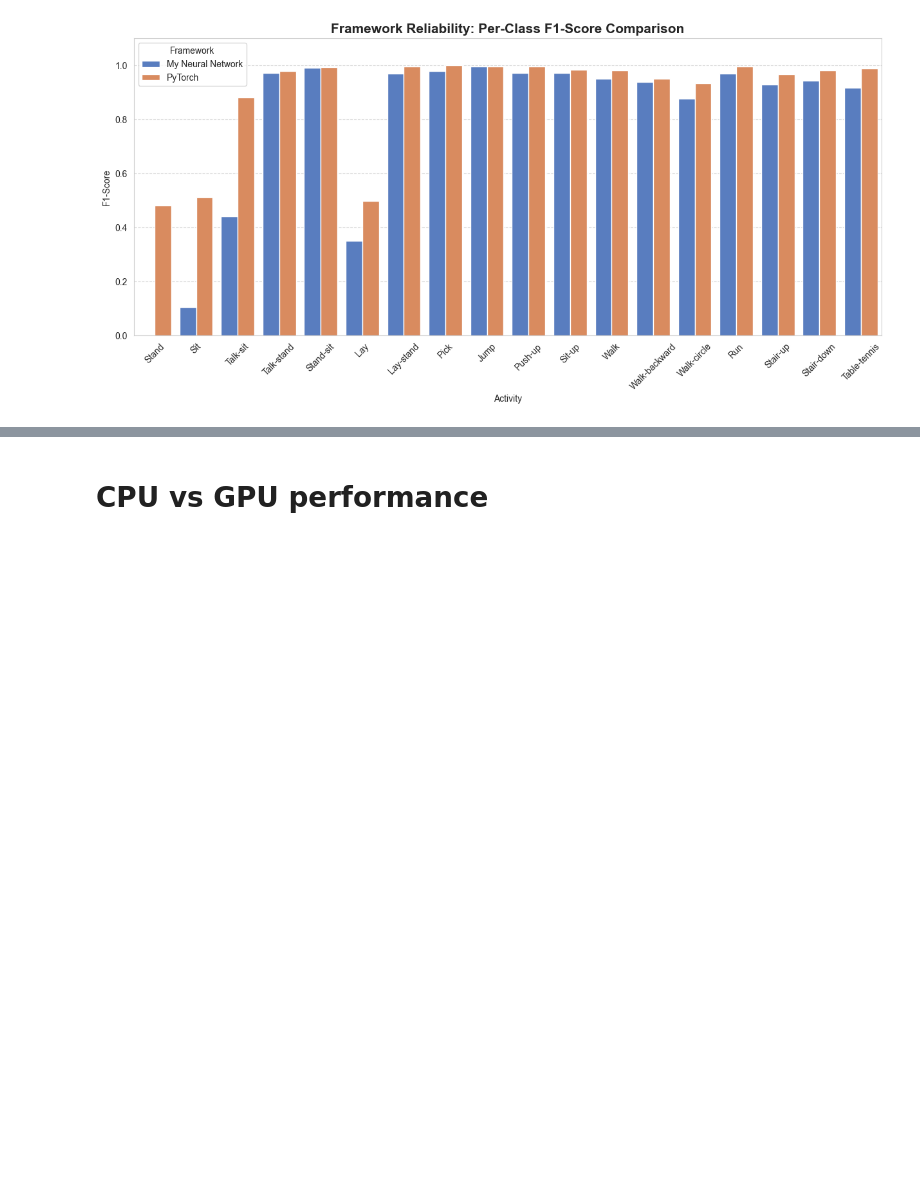
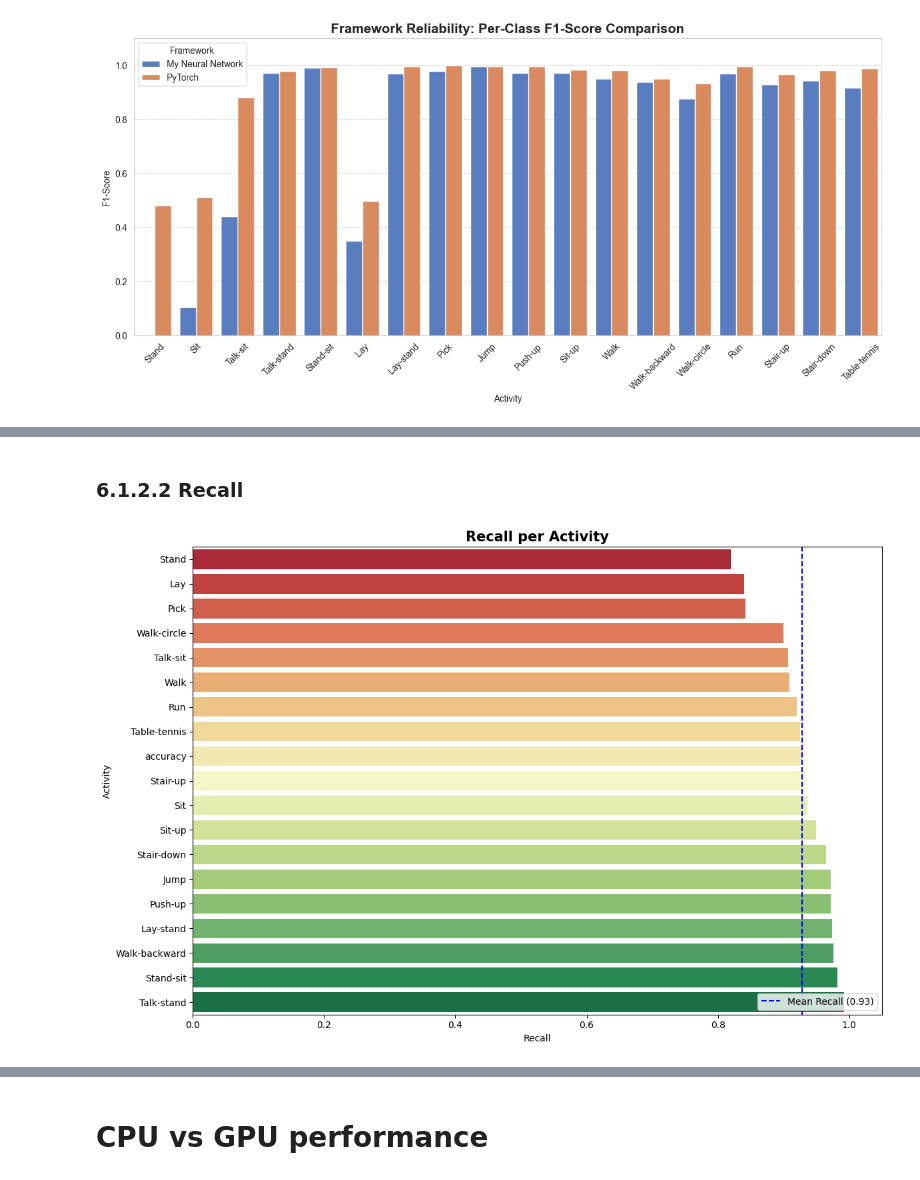
Before and after one commit to Wasloso/isa-s1-mla-project, a Jupyter notebook: neural_network_showcase.ipynb, the cells around one changed output, grey strips where cells are left out. Saved outputs shown, nothing was run; the diff lists cells and outputs as text; code cells hidden in the pictures; blank space fills up the shorter version.

```diff
--- a/neural_network_showcase.ipynb
+++ b/neural_network_showcase.ipynb
@@ -1087,0 +1344,6 @@ plot_per_class_f1(Y_test_raw, my_preds, pt_preds, labels_raw)
+# %% [markdown]
+### 6.1.2.2 Recall
+# %%
+plot_class_performance(class_df_patch, metric="recall")
+# %% [output]
+[figure, added]
```
Also changed, not shown: parts of 19 cells of this notebook.
